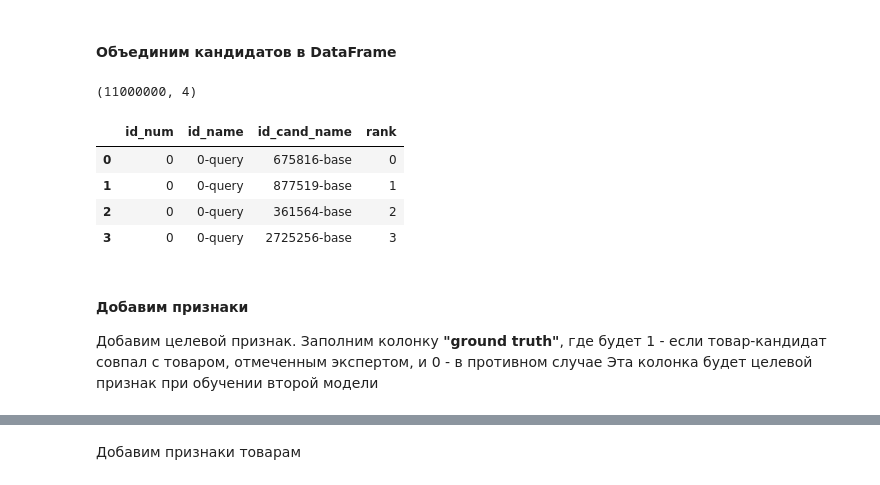
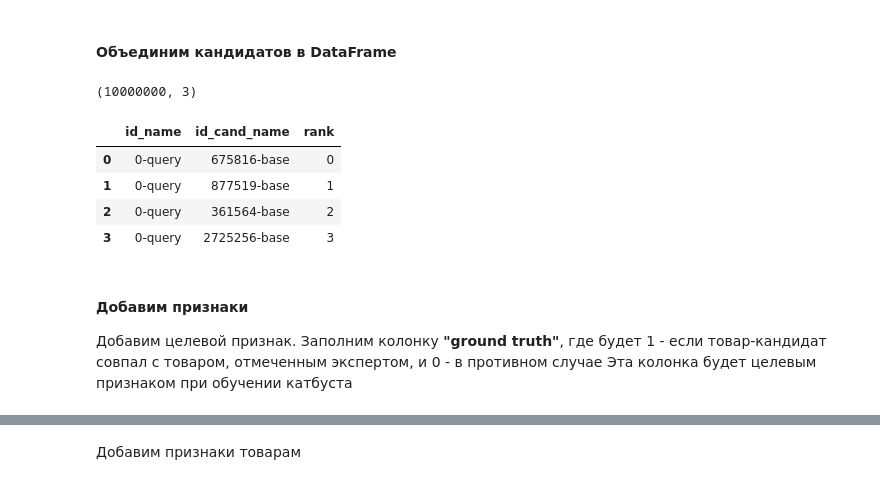
Before and after one commit to EkaterinaIII/Matching, a Jupyter notebook: Matching_market.ipynb, the cells around one changed output, grey strips where cells are left out. Saved outputs shown, nothing was run; the diff lists cells and outputs as text; code cells hidden in the pictures.

```diff
--- a/Matching_market.ipynb
+++ b/Matching_market.ipynb
@@ -55,3 +51,0 @@ base.head(2)
-# %%
-base=base.copy().astype(np.float16)
-base.head(2)
@@ -146,7 +94,7 @@ validation.head(2)
 # %%
 %%time
 dims = base.shape[1]   # размерность вектора признаков
-n_cells =   256         # кол-во центроидов/кластеров для группировки
+n_cells =   512        # кол-во центроидов/кластеров для группировки
 quantizer = faiss.IndexFlatL2(dims)
 idx_l2 = faiss.IndexIVFFlat(quantizer, dims, n_cells)
 
@@ -159,7 +107,7 @@ Wall time: 1min 47s
 ### Отбор кандидатов FAISS
 # %%
 %%time
-idx_l2.nprobe=32  # Проходим по топ-nprobe центроид для поиска top-k ближайших соседей
-k=110 #сколько ближайших соседей искать для каждого товара
-vecs, idx = idx_l2.search(np.ascontiguousarray(features.values).astype('float32'), k)
+idx_l2.nprobe=256  # Проходим по топ-nprobe центроид для поиска top-k ближайших соседей
+k=100 #сколько ближайших соседей искать для каждого товара
+vecs, idx = idx_l2.search(np.ascontiguousarray(features.values).astype('float16'), k)
 # %% [output]
@@ -180,23 +128,23 @@ print(100 * acc / len(idx))
 # %%
 def con_candidate(i,l,lnew,validation):
     for j in range(len(l)):
-        lnew.append([i, validation.index[i],base_index[l[j]] ,j ])
+        lnew.append([validation.index[i],base_index[l[j]] ,j ])
     return lnew
 # %%
 lnew=[]
 for i in tqdm(range(len(idx))):
     lnew=con_candidate(i,idx[i],lnew,train)
 
-df_t_new=pd.DataFrame(data=lnew,columns=['id_num','id_name','id_cand_name','rank'])
+df_t_new=pd.DataFrame(data=lnew,columns=['id_name','id_cand_name','rank'])
 display(df_t_new.shape)
 df_t_new.head(4)
 # %% [output]
-(11000000, 4)
+(10000000, 3)
-|  | id_num | id_name | id_cand_name | rank |
-| 0 | 0 | 0-query | 675816-base | 0 |
-| 1 | 0 | 0-query | 877519-base | 1 |
-| 2 | 0 | 0-query | 361564-base | 2 |
-| 3 | 0 | 0-query | 2725256-base | 3 |
+|  | id_name | id_cand_name | rank |
+| 0 | 0-query | 675816-base | 0 |
+| 1 | 0-query | 877519-base | 1 |
+| 2 | 0-query | 361564-base | 2 |
+| 3 | 0-query | 2725256-base | 3 |
 # %%
 del lnew
 # %% [markdown]
@@ -204,7 +152,7 @@ del lnew
 
 Добавим целевой признак.
 Заполним колонку **"ground truth"**, где будет 1 - если товар-кандидат совпал с товаром, отмеченным экспертом, и 0 - в противном случае
-Эта колонка будет целевой признак при обучении второй модели
+Эта колонка будет целевым признаком при обучении катбуста
 # %%
 %%time
 #присоединим 'Target':
```
Also changed, not shown: parts of 46 cells of this notebook.
